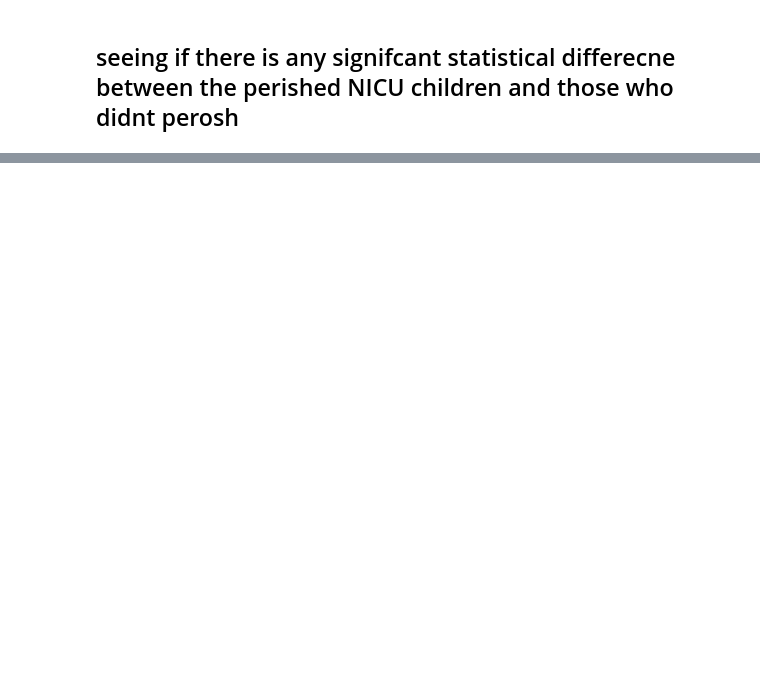
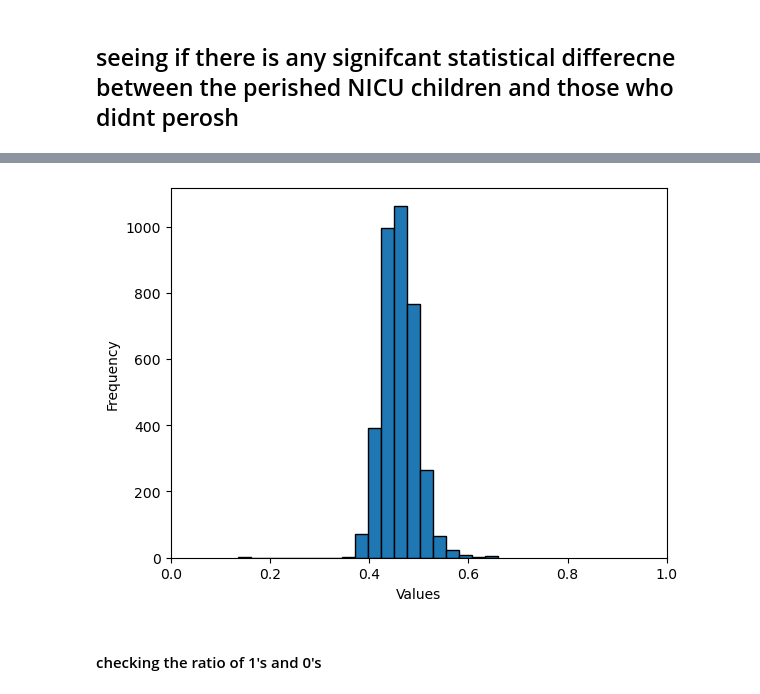
Before and after one commit to AdityaGoyal333/timeseries_with_chronos, a Jupyter notebook: EDA/EDA.ipynb, the cells around one changed output, grey strips where cells are left out. Cells and saved outputs as stored; diff of their text form; code cells hidden in the pictures; blank space fills up the shorter version.

```diff
--- a/EDA/EDA.ipynb
+++ b/EDA/EDA.ipynb
@@ -1204,0 +928,2 @@ plt.show()
+# %%
+diff_set = sorted(list(actual_set-parsed_set))
@@ -1204,0 +993,9 @@ plt.show()
+# %%
+with open('/Users/adityagoyal/Desktop/Research - yin li/timeseries_project/timeseries_with_chronos/experiment_files/results_3d_focal.pkl','rb') as f:
+    results = pl.load(f)
+# %%
+pr_data = results['fold_curve_data'][0]['pr_curve']
+fold_probs = results['fold_probabilities']['y_score_folds'][0]
+true_labels = results['fold_probabilities']['y_true_folds'][0]
+precision = pr_data['precision']
+recall = pr_data['recall']
@@ -1204,0 +1006,4 @@ plt.show()
+# %%
+fold_probs
+fold_probs_label_0 = fold_probs[true_labels==0]
+fold_probs_label_1 =  fold_probs[true_labels==1]
@@ -1204,0 +1054,12 @@ plt.show()
+# %%
+plt.hist(fold_probs_label_0, bins=20, edgecolor='black')
+
+# 3. Add labels (optional but helpful)
+plt.xlabel('Values')
+plt.ylabel('Frequency')
+plt.xlim(0,1)
+
+# 4. Show the plot
+plt.show()
+# %% [output]
+[figure, added]
@@ -1204,0 +1075,2 @@ plt.show()
+# %% [markdown]
+#### checking the ratio of 1's and 0's
```
Also changed, not shown: parts of 75 cells of this notebook, 4 other files.
